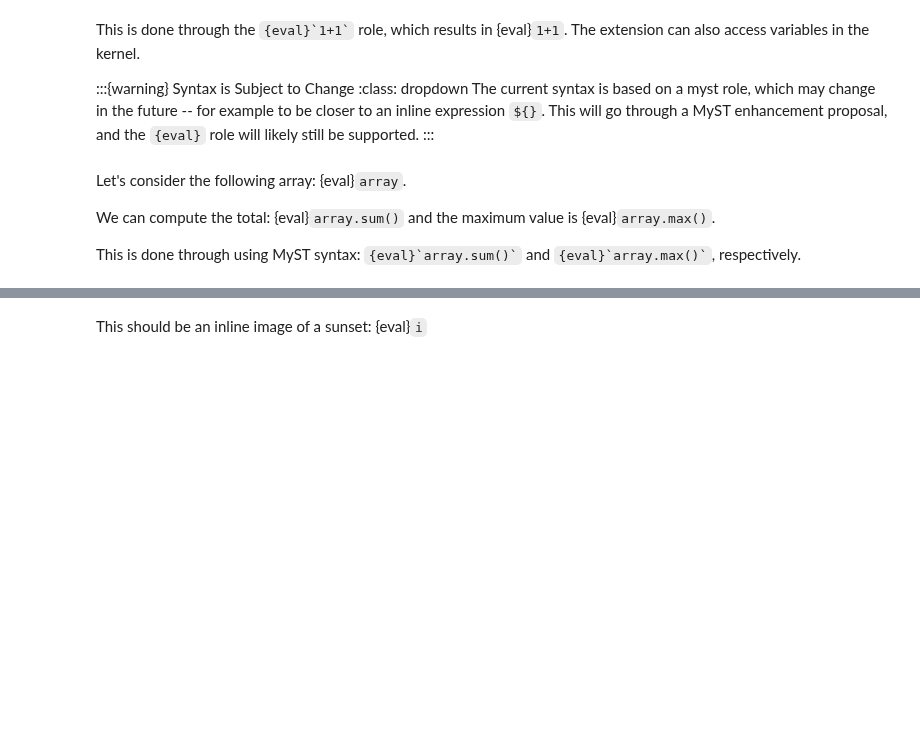
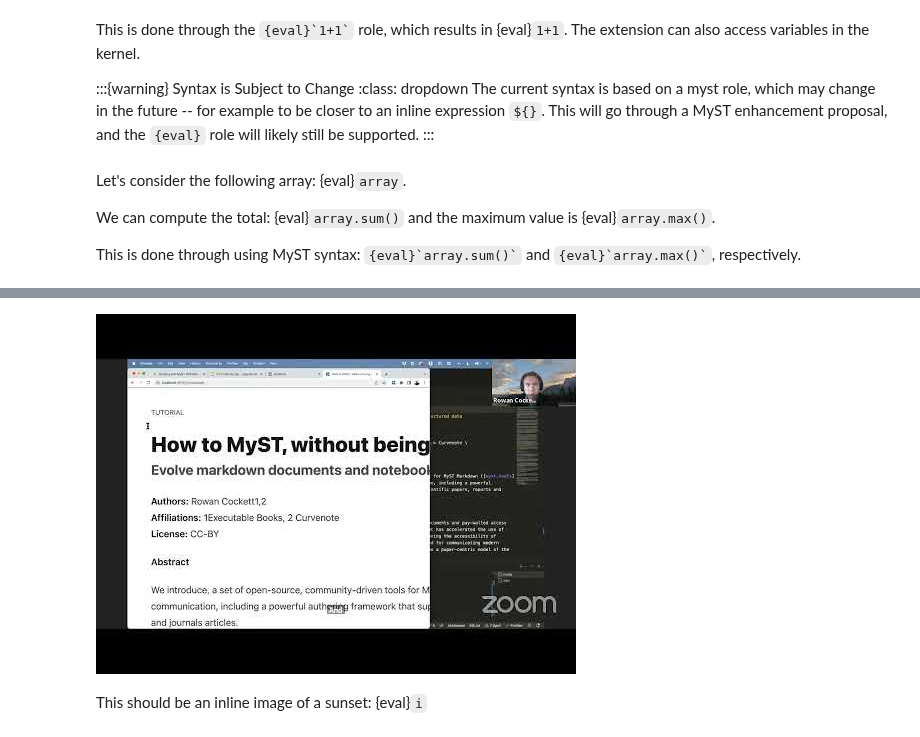
Before and after one commit to jupyter-book/jupyterlab-myst, a Jupyter notebook: examples/inline-interactivity.ipynb, the cells around one changed output, grey strips where cells are left out. Saved outputs shown, nothing was run; the diff lists cells and outputs as text; code cells hidden in the pictures; blank space fills up the shorter version.

```diff
--- a/examples/inline-interactivity.ipynb
+++ b/examples/inline-interactivity.ipynb
@@ -74,3 +122,8 @@ But you can already do things! 🚀
+# %%
+from IPython.display import YouTubeVideo
+YouTubeVideo('NxSNVt9XsCI')
+# %% [output]
+[figure, added]
 # %%
 from IPython.display import Image, HTML
 
```
Also changed, not shown: parts of 11 cells of this notebook.
